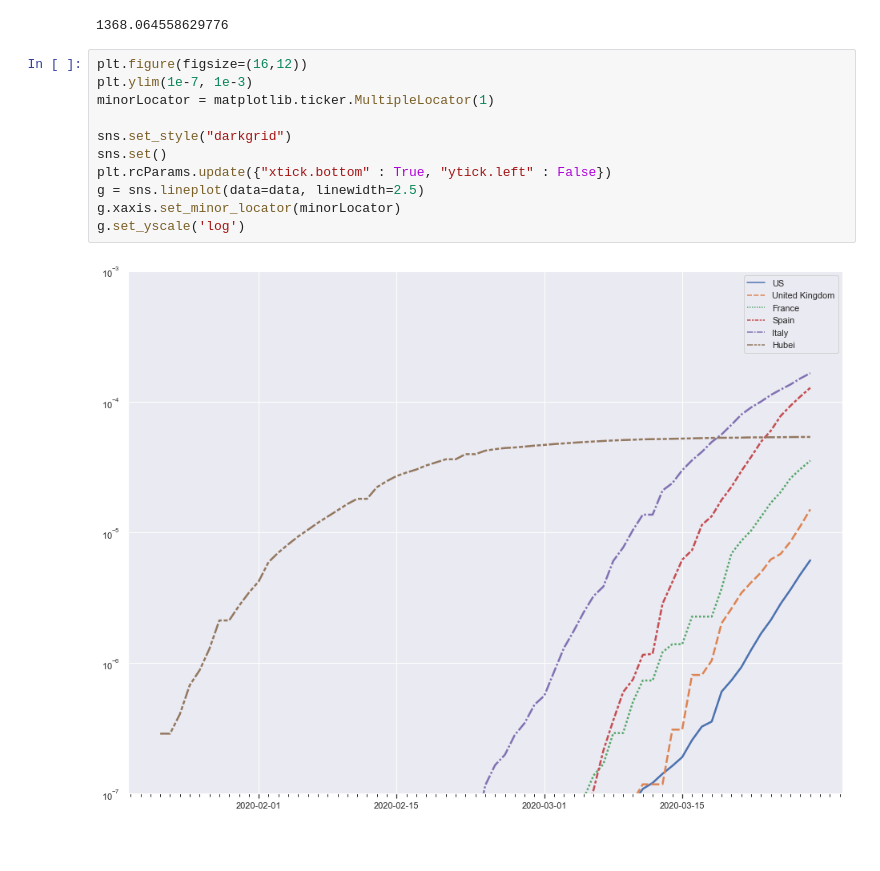
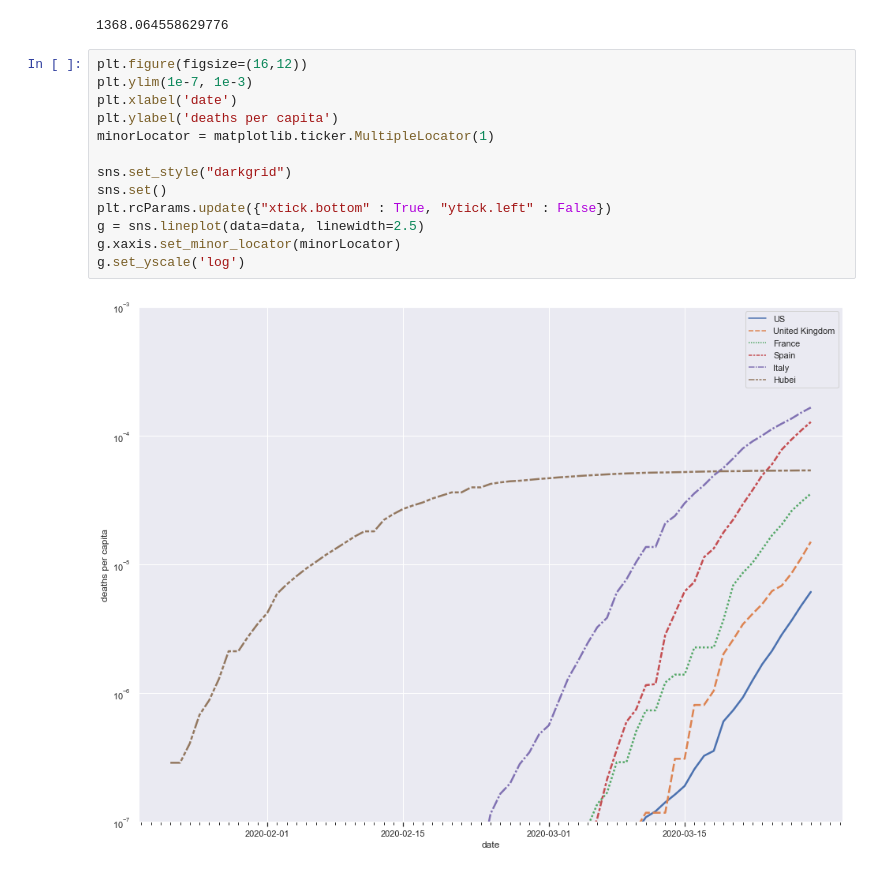
Before and after one commit to dpwm/covid19-analysis, a Jupyter notebook: Coronavirus Deaths.ipynb, the cells around one changed output. Cells and saved outputs as stored; diff of their text form; blank space fills up the shorter version.

```diff
--- a/Coronavirus Deaths.ipynb
+++ b/Coronavirus Deaths.ipynb
@@ -30,13 +30,15 @@ np.exp(l + x) # Crude prediction for UK
 # %%
 plt.figure(figsize=(16,12))
 plt.ylim(1e-7, 1e-3)
+plt.xlabel('date')
+plt.ylabel('deaths per capita')
 minorLocator = matplotlib.ticker.MultipleLocator(1)
 
 sns.set_style("darkgrid")
 sns.set()
 plt.rcParams.update({"xtick.bottom" : True, "ytick.left" : False})
 g = sns.lineplot(data=data, linewidth=2.5)
 g.xaxis.set_minor_locator(minorLocator)
 g.set_yscale('log')
 # %% [output]
-[figure, old version]
+[figure, new version]
```
